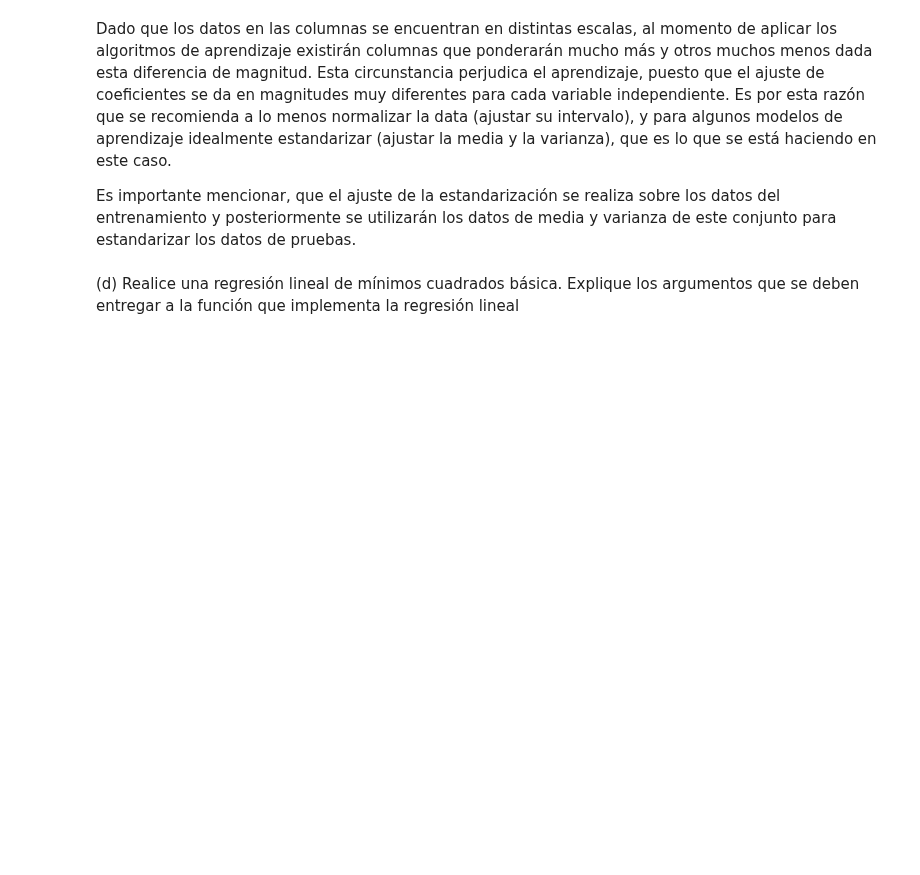
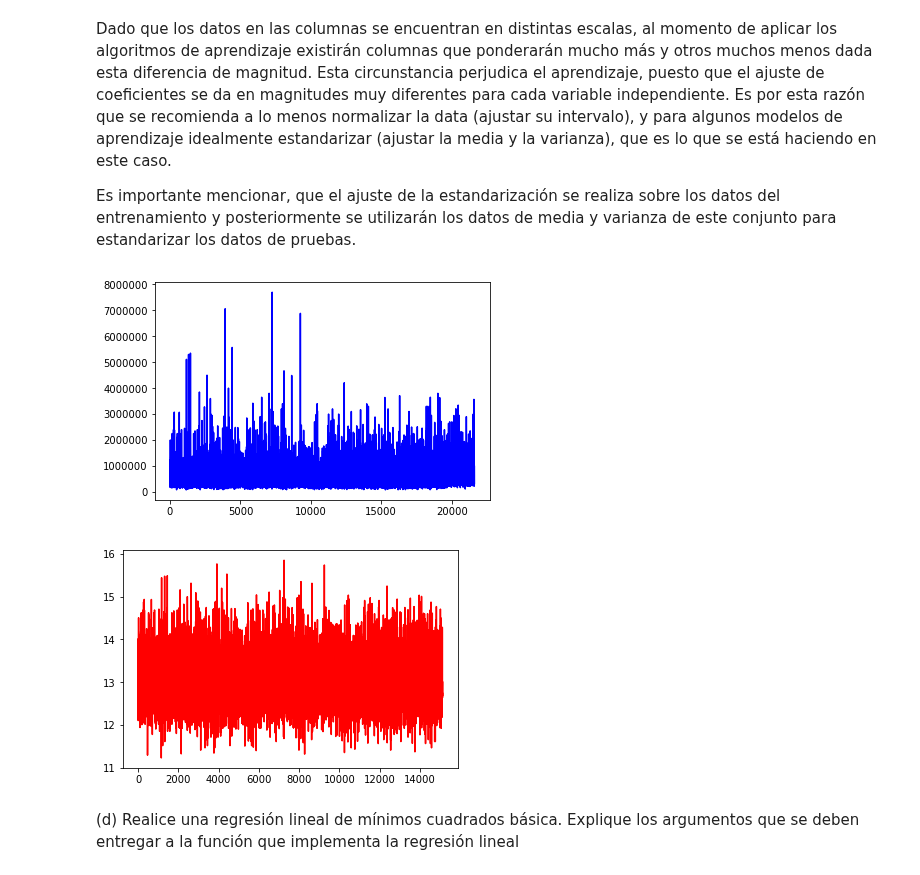
Before and after one commit to dsanmartin/INF578-HW, a Jupyter notebook: 1/Tarea1-ML.ipynb, the cells around one changed output. Cells and saved outputs as stored; diff of their text form; code cells hidden in the pictures; blank space fills up the shorter version.

```diff
--- a/1/Tarea1-ML.ipynb
+++ b/1/Tarea1-ML.ipynb
@@ -74,6 +79,16 @@ df_scaled_train.insert(df_scaled_train.shape[1], 'intercept', np.ones(df_scaled_
 Dado que los datos en las columnas se encuentran en distintas escalas, al momento de aplicar los algoritmos de aprendizaje existirán columnas que ponderarán mucho más y otros muchos menos dada esta diferencia de magnitud. Esta circunstancia perjudica el aprendizaje, puesto que el ajuste de coeficientes se da en magnitudes muy diferentes para cada variable independiente. Es por esta razón que se recomienda a lo menos normalizar la data (ajustar su intervalo), y para algunos modelos de aprendizaje idealmente estandarizar (ajustar la media y la varianza), que es lo que se está haciendo en este caso.
 
 Es importante mencionar, que el ajuste de la estandarización se realiza sobre los datos del entrenamiento y posteriormente se utilizarán los datos de media y varianza de este conjunto para estandarizar los datos de pruebas.
+# %%
+import matplotlib.pyplot as plt
+plt.plot(df['price'], 'b')
+plt.show()
+
+plt.plot(ytrain, 'r')
+plt.show()
+# %% [output]
+[figure, added]
+[figure, added]
 # %% [markdown]
 (d) Realice una regresión lineal de mı́nimos cuadrados básica. Explique los argumentos que se deben entregar a la función que implementa la regresión lineal
 # %%
```
Also changed, not shown: parts of 18 cells of this notebook.
